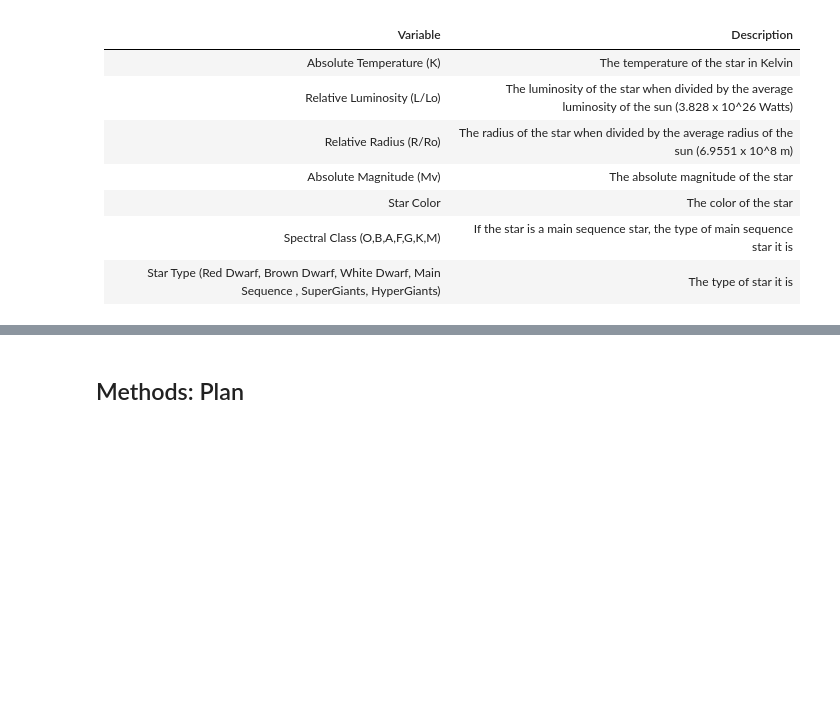
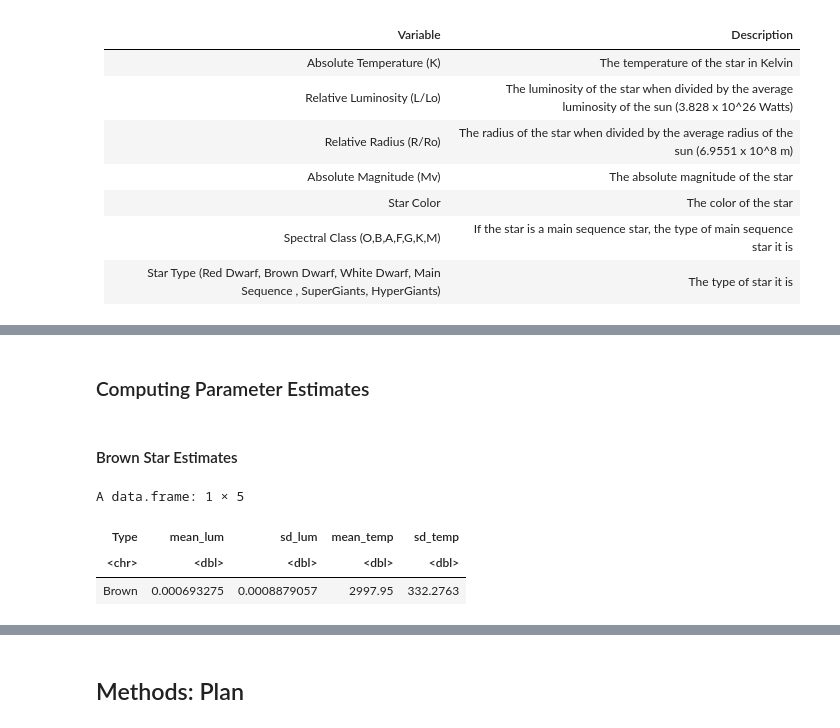
Before and after one commit to dliviya/STAT201-Dwarf_Star_Classification, a Jupyter notebook: analysisNew.ipynb, the cells around one changed output, grey strips where cells are left out. Cells and saved outputs as stored; diff of their text form; code cells hidden in the pictures; blank space fills up the shorter version.

```diff
--- a/analysisNew.ipynb
+++ b/analysisNew.ipynb
@@ -108,0 +92,20 @@ ERROR: Error in ggplot(type_2, aes(x = Luminosity.L.Lo.)): object 'type_2' not f
+# %% [markdown]
+### Computing Parameter Estimates
+# %% [markdown]
+#### Brown Star Estimates
+# %%
+# Finding the mean and standard deviation of the luminosity and temperature of the brown star
+
+brown_dwarf_stats <- type_0 %>%
+    summarise(mean_lum = mean(Luminosity.L.Lo.),
+              sd_lum = sd(Luminosity.L.Lo.),
+              mean_temp = mean(Temperature..K.),
+              sd_temp = sd(Temperature..K.)) %>%
+    add_column(Type = "Brown", .before = "mean_lum")
+
+brown_dwarf_stats
+# %% [output]
+A data.frame: 1 × 5
+| Type | mean_lum | sd_lum | mean_temp | sd_temp |
+| <chr> | <dbl> | <dbl> | <dbl> | <dbl> |
+| Brown | 0.000693275 | 0.0008879057 | 2997.95 | 332.2763 |
```
Also changed, not shown: parts of 22 cells of this notebook.
